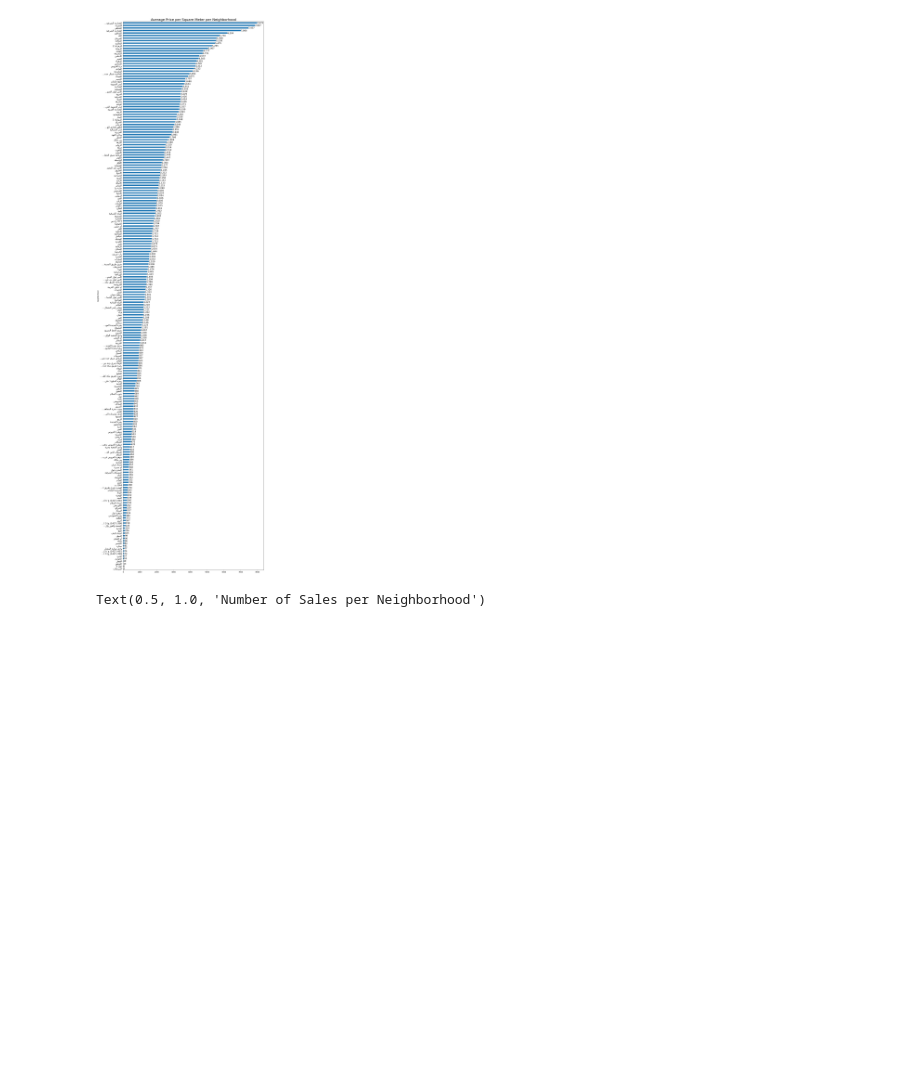
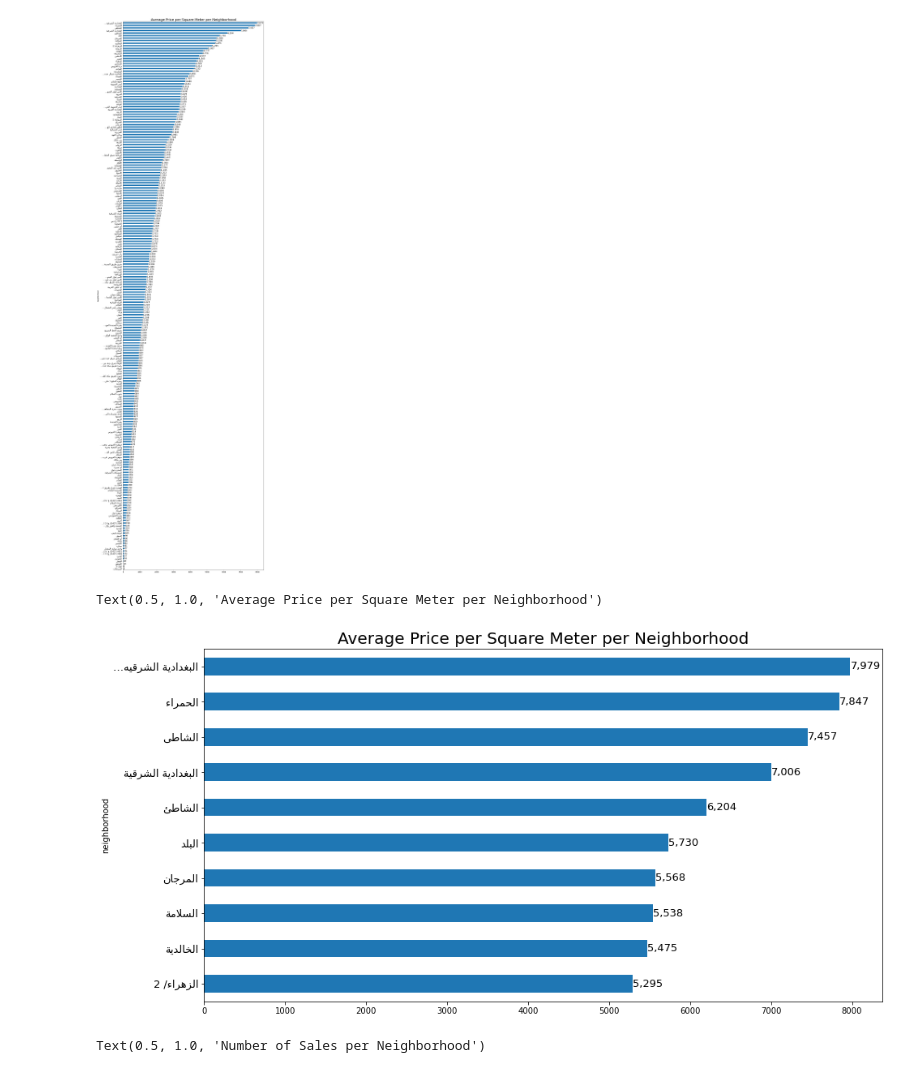
Before and after one commit to shaimaa-alghamdi/Prediction-of-Jeddah-land-Property-Transactions-using-ML, a Jupyter notebook: jeddah_prices_colab_(1).ipynb, the cells around one changed output. Saved outputs shown, nothing was run; the diff lists cells and outputs as text; code cells hidden in the pictures; blank space fills up the shorter version.

```diff
--- a/jeddah_prices_colab_(1).ipynb
+++ b/jeddah_prices_colab_(1).ipynb
@@ -209,13 +224,13 @@ Name: square_meter_price, dtype: float64
 No zeros or negative values in the square_meter_price column
 # %%
 # fix the names of the neighborhood column by removing 'حي\' and white spaces
-house_prices['neighborhood'] = house_prices['neighborhood'].str.replace('حي/', '')
-house_prices['neighborhood'] = house_prices['neighborhood'].str.strip()
+Land_prices['neighborhood'] = Land_prices['neighborhood'].str.replace('حي/', '')
+Land_prices['neighborhood'] = Land_prices['neighborhood'].str.strip()
 
 # fix the names of the block column by removing 'مخطط\' and white spaces
-house_prices['block'] = house_prices['block'].str.replace('مخطط/', '')
-house_prices['block'] = house_prices['block'].str.strip()
+Land_prices['block'] = Land_prices['block'].str.replace('مخطط/', '')
+Land_prices['block'] = Land_prices['block'].str.strip()
 # %%
 # process categorical columns
-house_prices['neighborhood'] = house_prices['neighborhood'].astype('category')
-house_prices['block'] = house_prices['block'].astype('category')
+Land_prices['neighborhood'] = Land_prices['neighborhood'].astype('category')
+Land_prices['block'] = Land_prices['block'].astype('category')
@@ -239,24 +254,38 @@ house_prices
 # Exploratory Data Analysis
 # %%
 # make a copy for plotting
-ar_house_prices = house_prices.copy(deep=True)
+ar_Land_prices = Land_prices.copy(deep=True)
 # reshape the Arabic text to be readable
-ar_house_prices['neighborhood'] = ar_house_prices['neighborhood'].apply(lambda x: get_display(arabic_reshaper.reshape(x)))
-ar_house_prices['block'] = ar_house_prices['block'].apply(lambda x: get_display(arabic_reshaper.reshape(x)))
+ar_Land_prices['neighborhood'] = ar_Land_prices['neighborhood'].apply(lambda x: get_display(arabic_reshaper.reshape(x)))
+ar_Land_prices['block'] = ar_Land_prices['block'].apply(lambda x: get_display(arabic_reshaper.reshape(x)))
 # %%
 # plot the average price per square meter for each neighborhood sorted by the average price per square meter
 plt.figure(figsize=(15,60))
 # change y labels size
 plt.rc('ytick', labelsize=13)
-ar_house_prices.groupby('neighborhood')['square_meter_price'].mean().sort_values(ascending=True).plot(kind='barh')
+ar_Land_prices.groupby('neighborhood')['square_meter_price'].mean().sort_values(ascending=True).plot(kind='barh')
 # print the values on the right of the bars
-for i, v in enumerate(ar_house_prices.groupby('neighborhood')['square_meter_price'].mean().sort_values(ascending=True)):
+for i, v in enumerate(ar_Land_prices.groupby('neighborhood')['square_meter_price'].mean().sort_values(ascending=True)):
     plt.text(v, i, '{:,.0f}'.format(v), ha='left', va='center', fontsize=13)
 
 plt.title('Average Price per Square Meter per Neighborhood', fontsize=20)
 # %% [output]
 Text(0.5, 1.0, 'Average Price per Square Meter per Neighborhood')
 [figure]
+# %%
+# plot the average price per square meter for each neighborhood sorted by the average price per square meter
+plt.figure(figsize=(15,8))
+# change y labels size
+plt.rc('ytick', labelsize=13)
+ar_Land_prices.groupby('neighborhood')['square_meter_price'].mean().sort_values(ascending=True).tail(10).plot(kind='barh')
+# print the values on the right of the bars
+for i, v in enumerate(ar_Land_prices.groupby('neighborhood')['square_meter_price'].mean().sort_values(ascending=True).tail(10)):
+    plt.text(v, i, '{:,.0f}'.format(v), ha='left', va='center', fontsize=13)
+
+plt.title('Average Price per Square Meter per Neighborhood', fontsize=20)
+# %% [output]
+Text(0.5, 1.0, 'Average Price per Square Meter per Neighborhood')
+[figure, added]
 # %%
 # plot the number of sales per neighborhood sorted by the number of sales
 plt.figure(figsize=(15,60))
```
Also changed, not shown: parts of 43 cells of this notebook, 2 other files.
